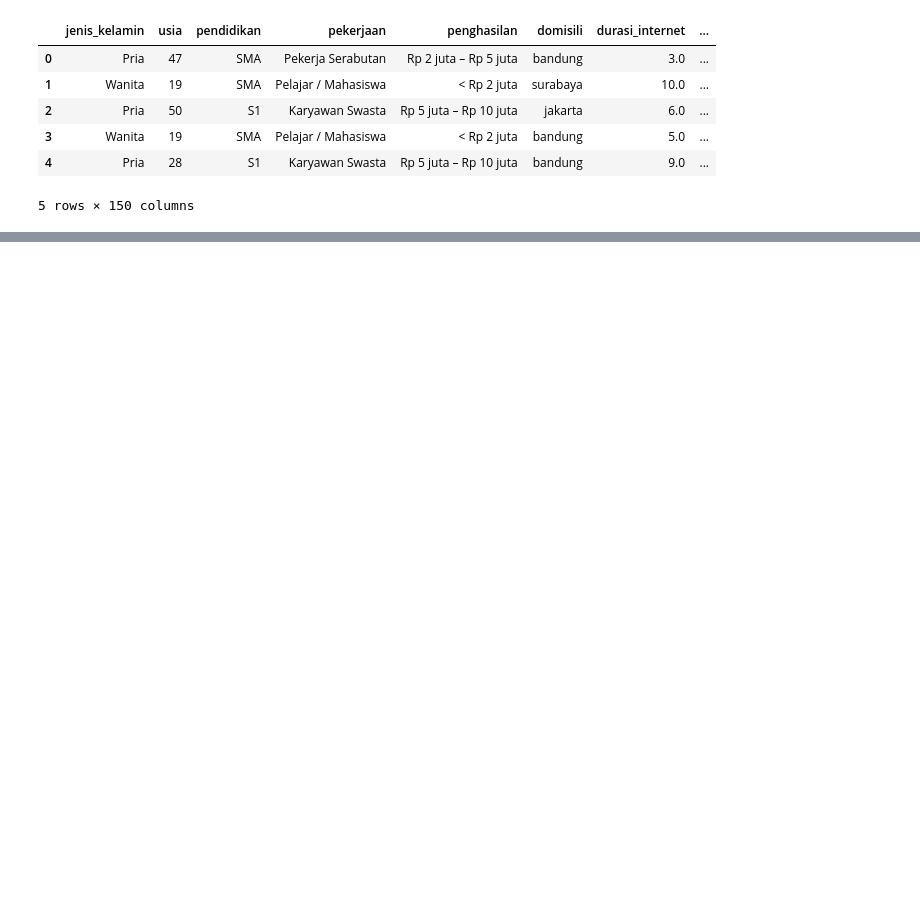
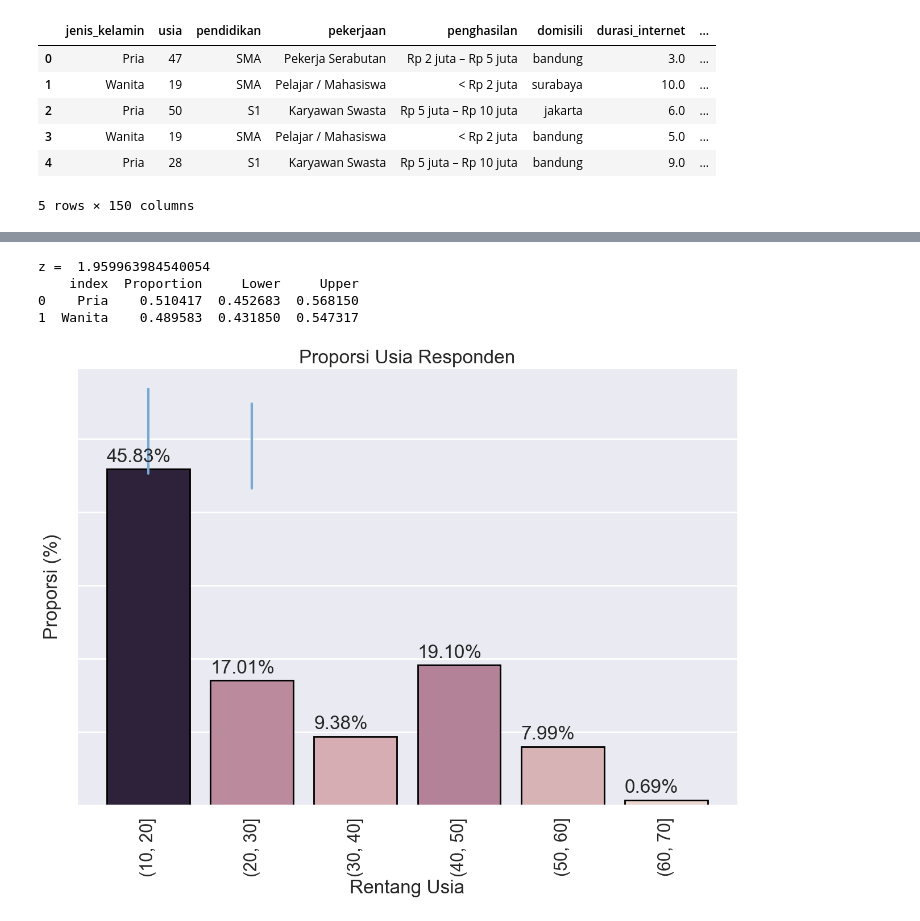
Before and after one commit to goldwinsonick/tubes-probstat-2023, a Jupyter notebook: scripts/02_Data Analysis.ipynb, the cells around one changed output, grey strips where cells are left out. Drawn from its saved outputs; the diff is of its cells as text; code cells hidden in the pictures; blank space fills up the shorter version.

```diff
--- a/scripts/02_Data Analysis.ipynb
+++ b/scripts/02_Data Analysis.ipynb
@@ -111,0 +167,26 @@ NameError: name 'chi_halfalpha' is not defined
+# %%
+
+#usia
+df_jenis_kelamin = countToSeries(df, "jenis_kelamin")
+sns.set(style="whitegrid")
+sns.set(rc={'figure.figsize':(15,10)})
+sns.set(context="poster")
+ax = sns.barplot(y=df_jenis_kelamin.values, x=df_jenis_kelamin.index, hue=df_jenis_kelamin.values, edgecolor="black",legend=None)
+ax.set(title="Proporsi Usia Responden", xlabel="Rentang Usia", ylabel="Proporsi (%)")
+ax.tick_params(rotation=90)
+ax.set(yticklabels=[])
+
+z, df_ci = ci_p_series(df_jenis_kelamin, df.shape[0])
+print("z = ", z)
+print(df_ci)
+for i in range(len(df_ci)):
+    ax.plot([i,i], [df_ci["Lower"][i], df_ci["Upper"][i]], color="#74aad4")
+
+for p in ax.patches:
+    ax.annotate('{0:.2f}%'.format(p.get_height()*100), (p.get_x(), p.get_height()+0.01))
+# %% [output]
+z =  1.959963984540054
+    index  Proportion     Lower     Upper
+0    Pria    0.510417  0.452683  0.568150
+1  Wanita    0.489583  0.431850  0.547317
+[figure, added]
```
Also changed, not shown: parts of 12 cells of this notebook, 25 other files.
